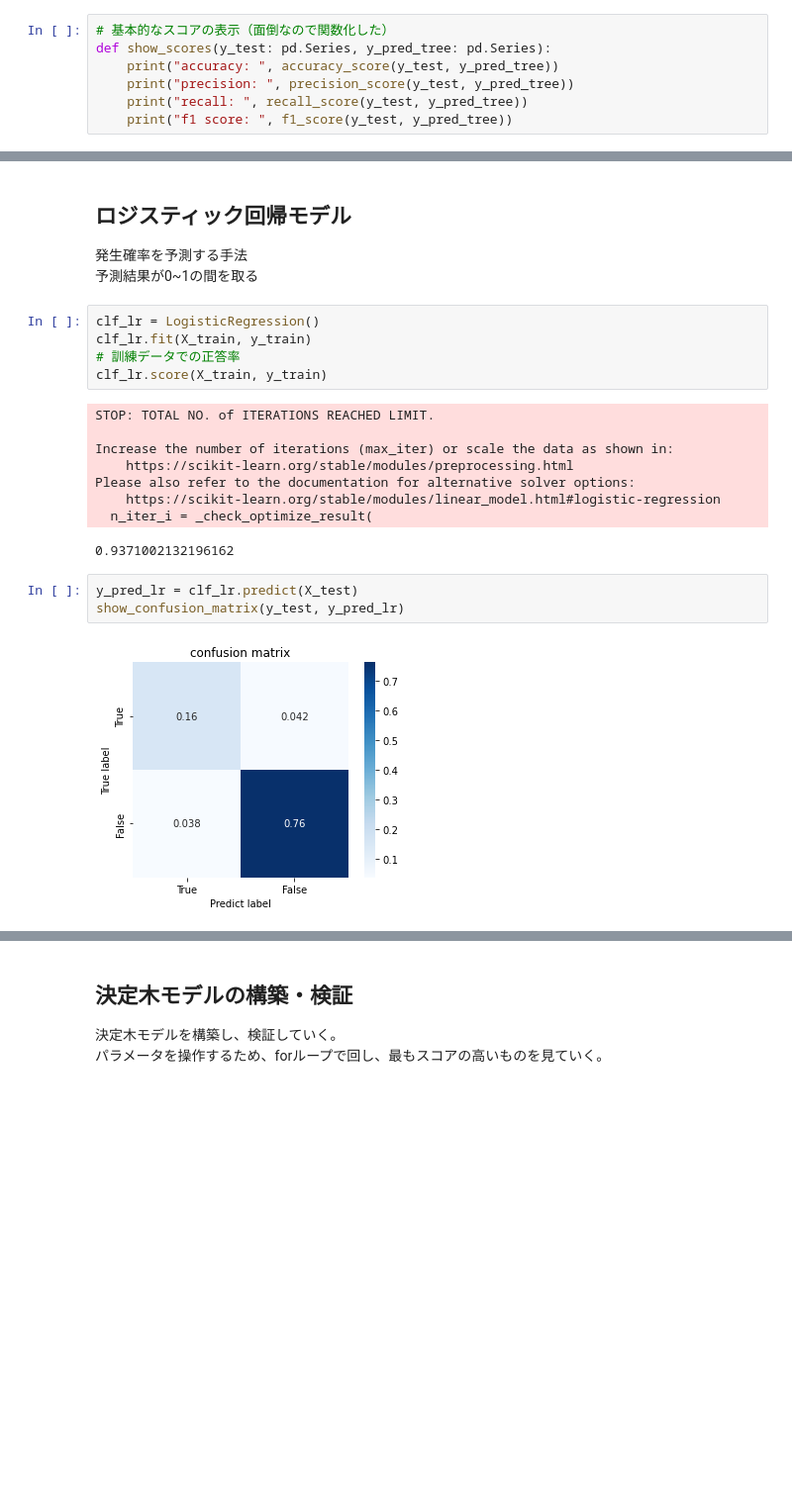
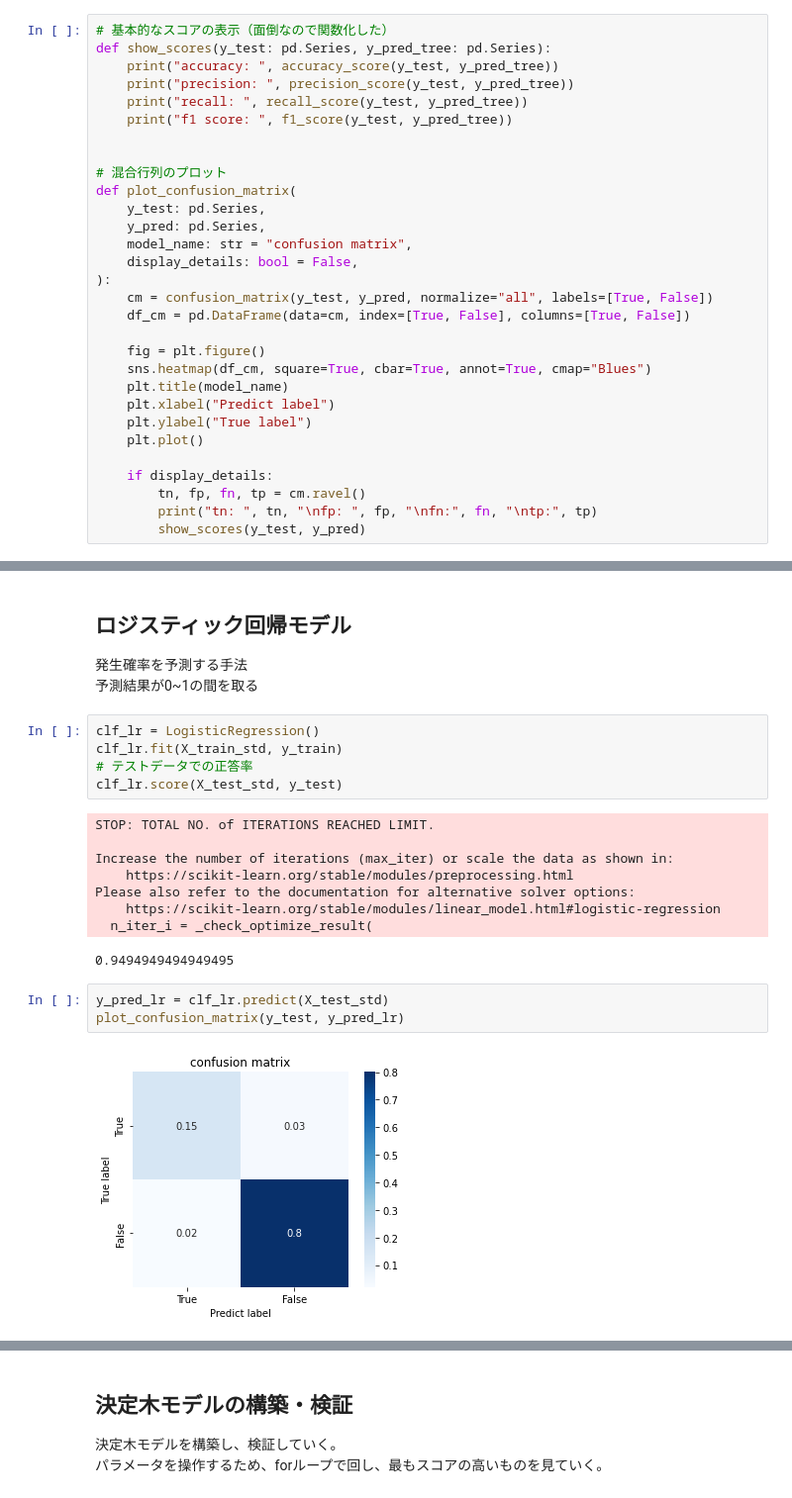
Before and after one commit to mono-clone/breast_cancer_analytics, a Jupyter notebook: notebooks/3.0.0-create_bcm_basic.ipynb, the cells around one changed output, grey strips where cells are left out. Shown: that part at 99% size. Drawn from its saved outputs; the diff is of its cells as text; blank space fills up the shorter version.

```diff
--- a/notebooks/3.0.0-create_bcm_basic.ipynb
+++ b/notebooks/3.0.0-create_bcm_basic.ipynb
@@ -333,3 +313,26 @@ def show_scores(y_test: pd.Series, y_pred_tree: pd.Series):
     print("precision: ", precision_score(y_test, y_pred_tree))
     print("recall: ", recall_score(y_test, y_pred_tree))
     print("f1 score: ", f1_score(y_test, y_pred_tree))
+
+
+# 混合行列のプロット
+def plot_confusion_matrix(
+    y_test: pd.Series,
+    y_pred: pd.Series,
+    model_name: str = "confusion matrix",
+    display_details: bool = False,
+):
+    cm = confusion_matrix(y_test, y_pred, normalize="all", labels=[True, False])
+    df_cm = pd.DataFrame(data=cm, index=[True, False], columns=[True, False])
+
+    fig = plt.figure()
+    sns.heatmap(df_cm, square=True, cbar=True, annot=True, cmap="Blues")
+    plt.title(model_name)
+    plt.xlabel("Predict label")
+    plt.ylabel("True label")
+    plt.plot()
+
+    if display_details:
+        tn, fp, fn, tp = cm.ravel()
+        print("tn: ", tn, "\nfp: ", fp, "\nfn:", fn, "\ntp:", tp)
+        show_scores(y_test, y_pred)
@@ -636,9 +589,9 @@ cv_number=0/10
 予測結果が0~1の間を取る
 # %%
 clf_lr = LogisticRegression()
-clf_lr.fit(X_train, y_train)
-# 訓練データでの正答率
-clf_lr.score(X_train, y_train)
+clf_lr.fit(X_train_std, y_train)
+# テストデータでの正答率
+clf_lr.score(X_test_std, y_test)
 # %% [output]
 STOP: TOTAL NO. of ITERATIONS REACHED LIMIT.
 
@@ -647,9 +600,9 @@ Increase the number of iterations (max_iter) or scale the data as shown in:
 Please also refer to the documentation for alternative solver options:
     https://scikit-learn.org/stable/modules/linear_model.html#logistic-regression
   n_iter_i = _check_optimize_result(
-0.9371002132196162
+0.9494949494949495
 # %%
-y_pred_lr = clf_lr.predict(X_test)
-show_confusion_matrix(y_test, y_pred_lr)
+y_pred_lr = clf_lr.predict(X_test_std)
+plot_confusion_matrix(y_test, y_pred_lr)
 # %% [output]
-[figure, old version]
+[figure, new version]
```
Also changed, not shown: parts of 41 cells of this notebook, 12 other files.
